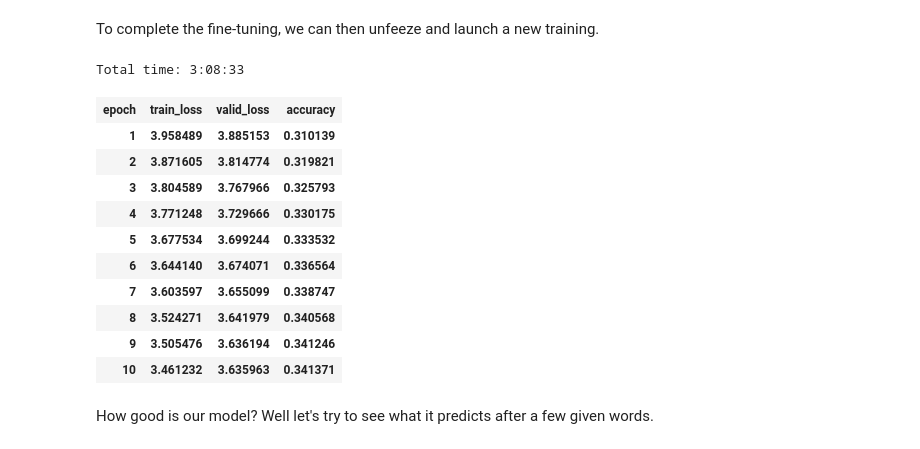
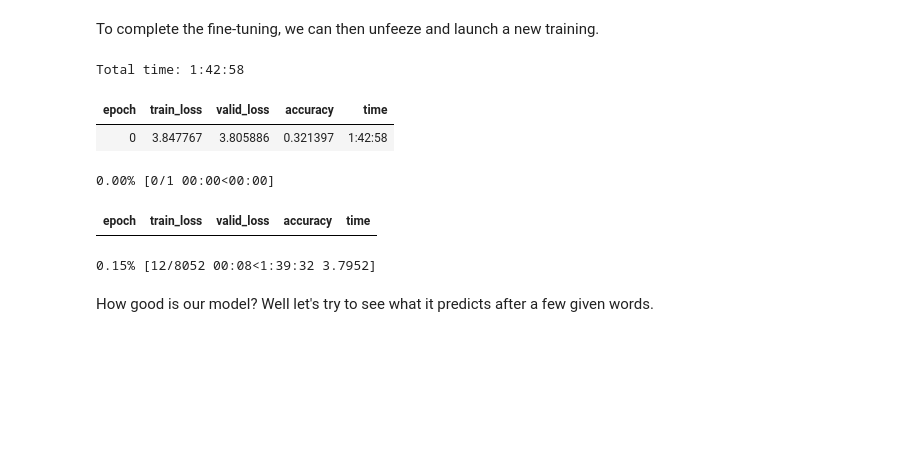
Before and after one commit to glasslion/fastai-course-v3, a Jupyter notebook: nbs/dl1/lesson3-imdb-me.ipynb, the cells around one changed output. Saved outputs shown, nothing was run; the diff lists cells and outputs as text; code cells hidden in the pictures; blank space fills up the shorter version.

```diff
--- a/nbs/dl1/lesson3-imdb-me.ipynb
+++ b/nbs/dl1/lesson3-imdb-me.ipynb
@@ -213,20 +213,17 @@ To complete the fine-tuning, we can then unfeeze and launch a new training.
 # %%
 learn.unfreeze()
 # %%
-learn.fit_one_cycle(10, 1e-3, moms=(0.8,0.7))
+learn.fit_one_cycle(1, 1e-3, moms=(0.8,0.7))
 # %% [output]
-Total time: 3:08:33
+Total time: 1:42:58
-| epoch | train_loss | valid_loss | accuracy |
-| 1 | 3.958489 | 3.885153 | 0.310139 |
-| 2 | 3.871605 | 3.814774 | 0.319821 |
-| 3 | 3.804589 | 3.767966 | 0.325793 |
-| 4 | 3.771248 | 3.729666 | 0.330175 |
-| 5 | 3.677534 | 3.699244 | 0.333532 |
-| 6 | 3.644140 | 3.674071 | 0.336564 |
-| 7 | 3.603597 | 3.655099 | 0.338747 |
-| 8 | 3.524271 | 3.641979 | 0.340568 |
-| 9 | 3.505476 | 3.636194 | 0.341246 |
-| 10 | 3.461232 | 3.635963 | 0.341371 |
+| epoch | train_loss | valid_loss | accuracy | time |
+| 0 | 3.847767 | 3.805886 | 0.321397 | 1:42:58 |
+# %%
+learn.fit_one_cycle(1, 1e-3, moms=(0.8,0.7))
+# %% [output]
+0.00% [0/1 00:00<00:00]
+| epoch | train_loss | valid_loss | accuracy | time |
+0.15% [12/8052 00:08<1:39:32 3.7952]
 # %%
 learn.save('fine_tuned')
 # %% [markdown]
```
Also changed, not shown: parts of 8 cells of this notebook.
